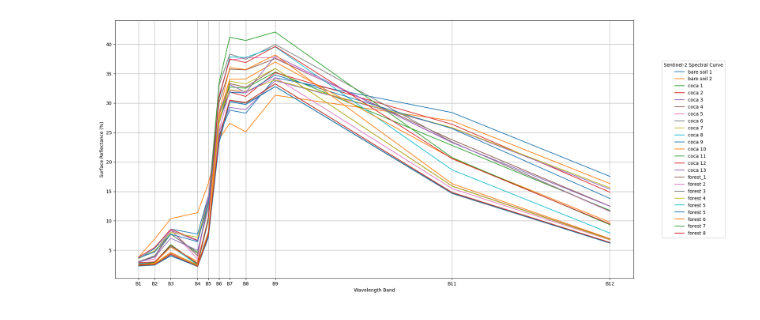
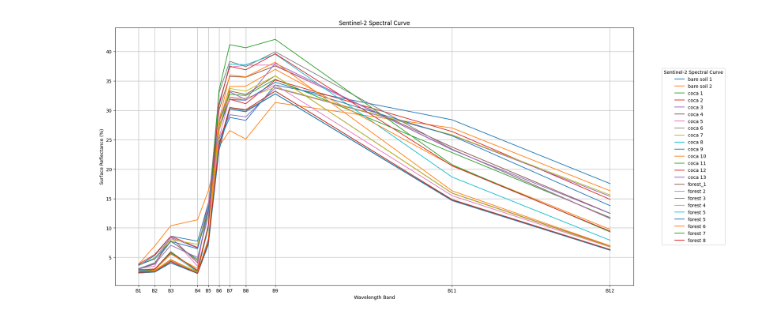
Before and after one commit to thermaty/cassini-hackathon, a Jupyter notebook: coca_spectral_analysis.ipynb, the cells around one changed output. Cells and saved outputs as stored; diff of their text form; code cells hidden in the pictures.

```diff
--- a/coca_spectral_analysis.ipynb
+++ b/coca_spectral_analysis.ipynb
@@ -87,22 +98,23 @@ spectral_data = ee.FeatureCollection(list(df.apply(read_ee_polygon, axis=1)))
 # %%
 wavelengths_sentinel = [0.44, 0.50, 0.56, 0.66, 0.70, 0.74, 0.78, 0.84, 0.95, 1.61, 2.20]
 bands_sentinel = ["B1", "B2", "B3", "B4", "B5", "B6", "B7", "B8", "B9", "B11", "B12"]
 mean_data = spectral_data.map(calculate_mean_reflectance)
 
 results = mean_data.getInfo()
 df_results = pd.DataFrame([feature['properties'] for feature in results['features']])
 
 plt.figure(figsize=(20, 10))
 
 for _, row in df_results.iterrows():
     reflectance_values = [row[band]/100.0 for band in ['B1', 'B2', 'B3', 'B4', 'B5', 'B6', 'B7', 'B8', 'B9', 'B11', 'B12']]
     plt.plot(wavelengths_sentinel, reflectance_values, label=row.get('title', 'Unknown'))
 
+plt.title('Sentinel-2 Spectral Curve')
 plt.legend(title='Sentinel-2 Spectral Curve', bbox_to_anchor=(1.05, 0.5), loc='center left')
 plt.xlabel('Wavelength Band')
 plt.ylabel('Surface Reflectance (%)')
 plt.grid(True)
 plt.xticks(wavelengths_sentinel, labels=bands_sentinel)
 plt.show()
 # %% [output]
-[figure, old version]
+[figure, new version]
```
Also changed, not shown: parts of 3 cells of this notebook.
